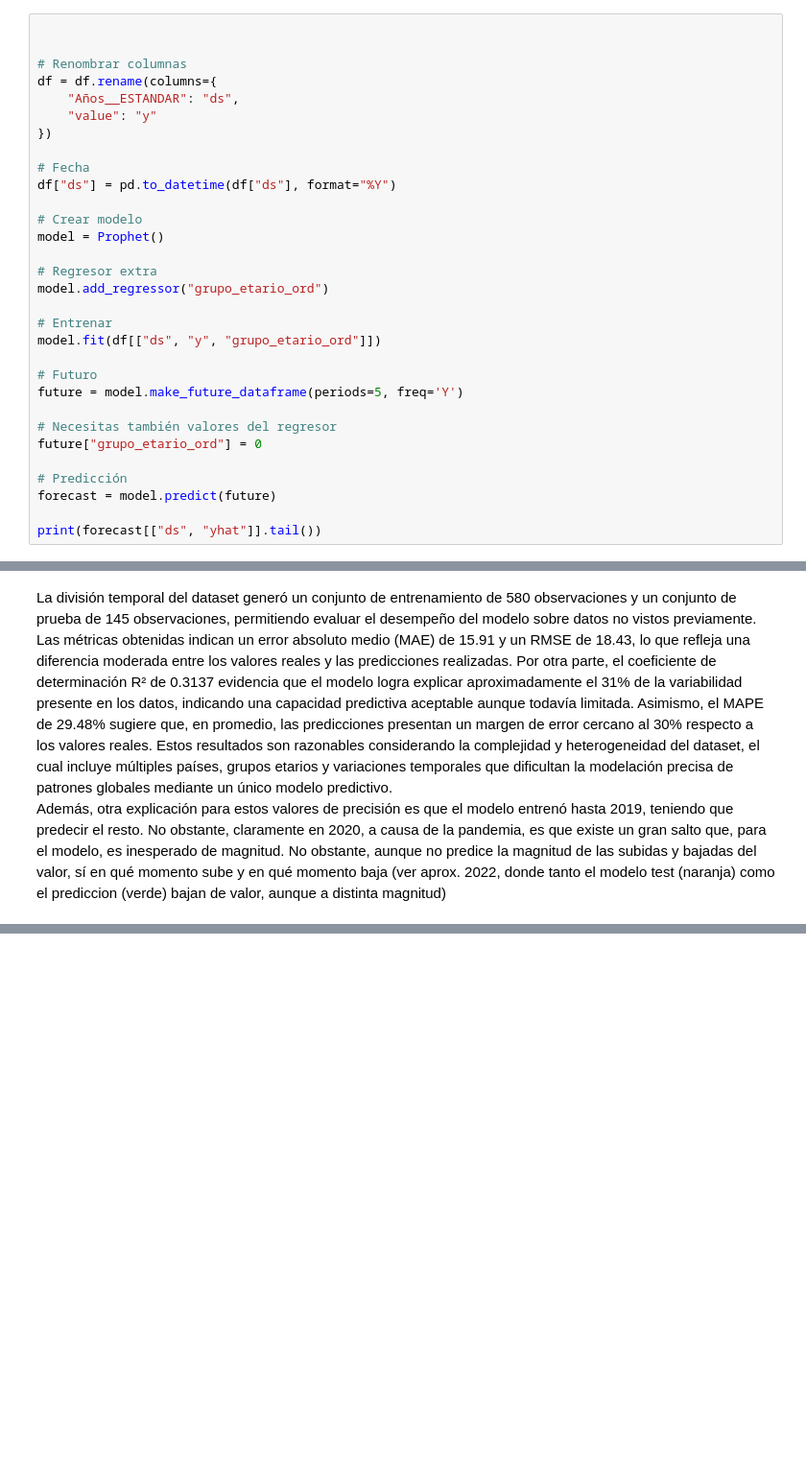
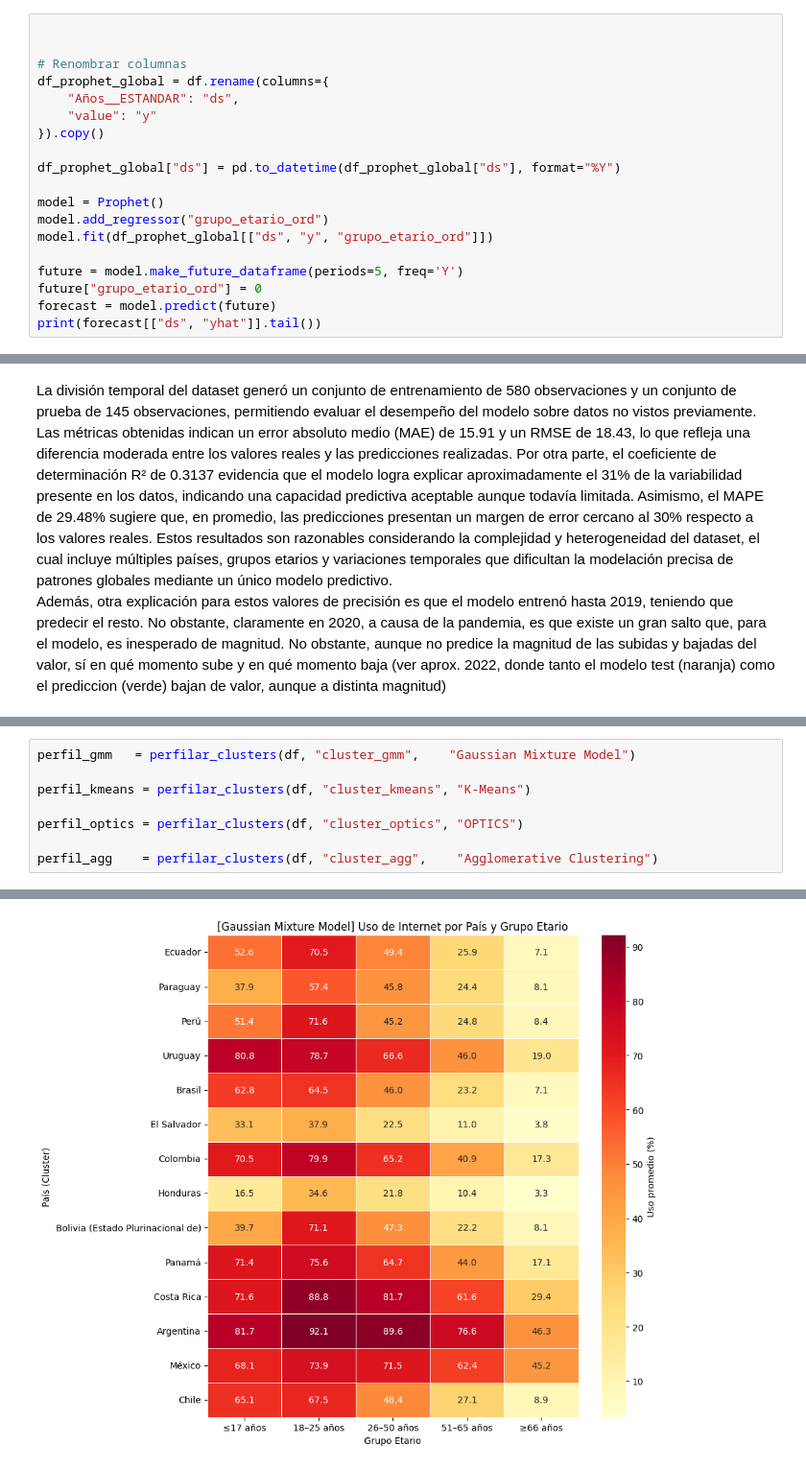
Before and after one commit to Ren23813/proyectoFinal_Mineria, a Jupyter notebook: Fase3ProyectoFinal.ipynb, the cells around one changed output, grey strips where cells are left out. Shown at 96% size. Cells and saved outputs as stored; diff of their text form; blank space fills up the shorter version.

Commit message:
descripcion de clusters

```diff
--- a/Fase3ProyectoFinal.ipynb
+++ b/Fase3ProyectoFinal.ipynb
@@ -554,32 +554,20 @@ Name: Años__ESTANDAR, dtype: float64
 
 
 # Renombrar columnas
-df = df.rename(columns={
+df_prophet_global = df.rename(columns={
     "Años__ESTANDAR": "ds",
     "value": "y"
-})
+}).copy()
 
-# Fecha
-df["ds"] = pd.to_datetime(df["ds"], format="%Y")
+df_prophet_global["ds"] = pd.to_datetime(df_prophet_global["ds"], format="%Y")
 
-# Crear modelo
 model = Prophet()
+model.add_regressor("grupo_etario_ord")
+model.fit(df_prophet_global[["ds", "y", "grupo_etario_ord"]])
 
-# Regresor extra
-model.add_regressor("grupo_etario_ord")
-
-# Entrenar
-model.fit(df[["ds", "y", "grupo_etario_ord"]])
-
-# Futuro
 future = model.make_future_dataframe(periods=5, freq='Y')
-
-# Necesitas también valores del regresor
 future["grupo_etario_ord"] = 0
-
-# Predicción
 forecast = model.predict(future)
-
 print(forecast[["ds", "yhat"]].tail())
 # %% [output]
            ds        yhat
@@ -717,0 +786,9 @@ Además, otra explicación para estos valores de precisión es que el modelo ent
+# %%
+perfil_gmm   = perfilar_clusters(df, "cluster_gmm",    "Gaussian Mixture Model")
+
+perfil_kmeans = perfilar_clusters(df, "cluster_kmeans", "K-Means")
+
+perfil_optics = perfilar_clusters(df, "cluster_optics", "OPTICS")
+
+perfil_agg    = perfilar_clusters(df, "cluster_agg",    "Agglomerative Clustering")
+# %% [output]
@@ -717,0 +814 @@ Además, otra explicación para estos valores de precisión es que el modelo ent
+[figure, added]
```
Also changed, not shown: parts of 3 cells of this notebook.
